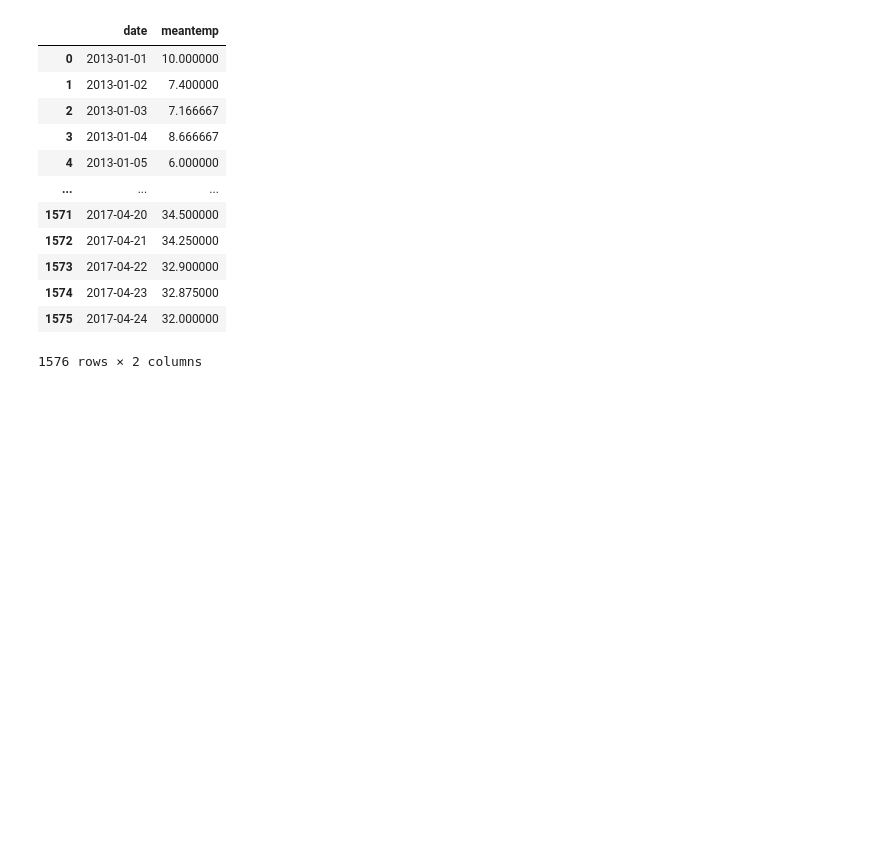
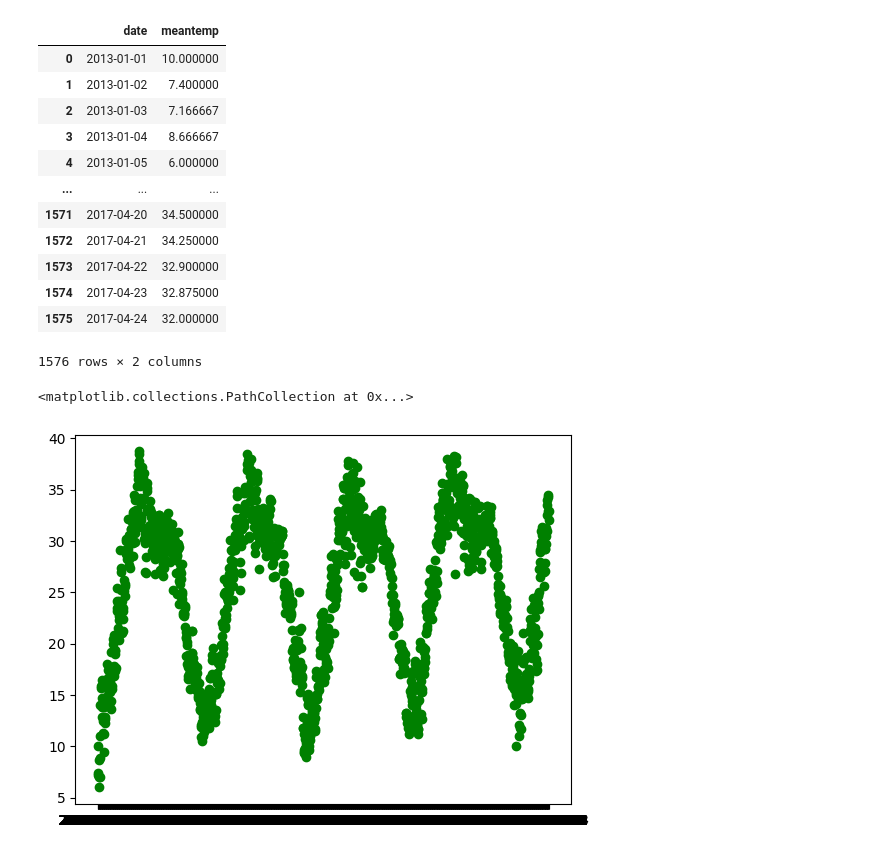
Before and after one commit to Aaaaddddyyyyyyyy/Deep-Learning, a Jupyter notebook: Ewma.ipynb, the cells around one changed output. Saved outputs shown, nothing was run; the diff lists cells and outputs as text; code cells hidden in the pictures; blank space fills up the shorter version.

```diff
--- a/Ewma.ipynb
+++ b/Ewma.ipynb
@@ -32,3 +32,8 @@ df
 | 1574 | 2017-04-23 | 32.875000 |
 | 1575 | 2017-04-24 | 32.000000 |
 1576 rows × 2 columns
+# %%
+plt.scatter(df['date'],df['meantemp'],color='green')
+# %% [output]
+<matplotlib.collections.PathCollection at 0x...>
+[figure, added]
```
